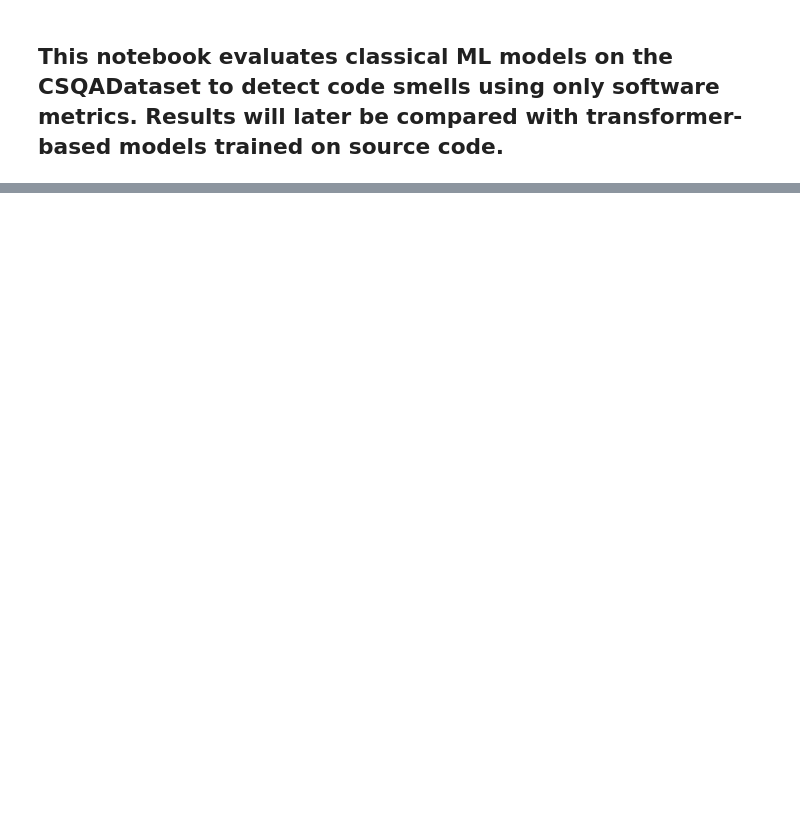
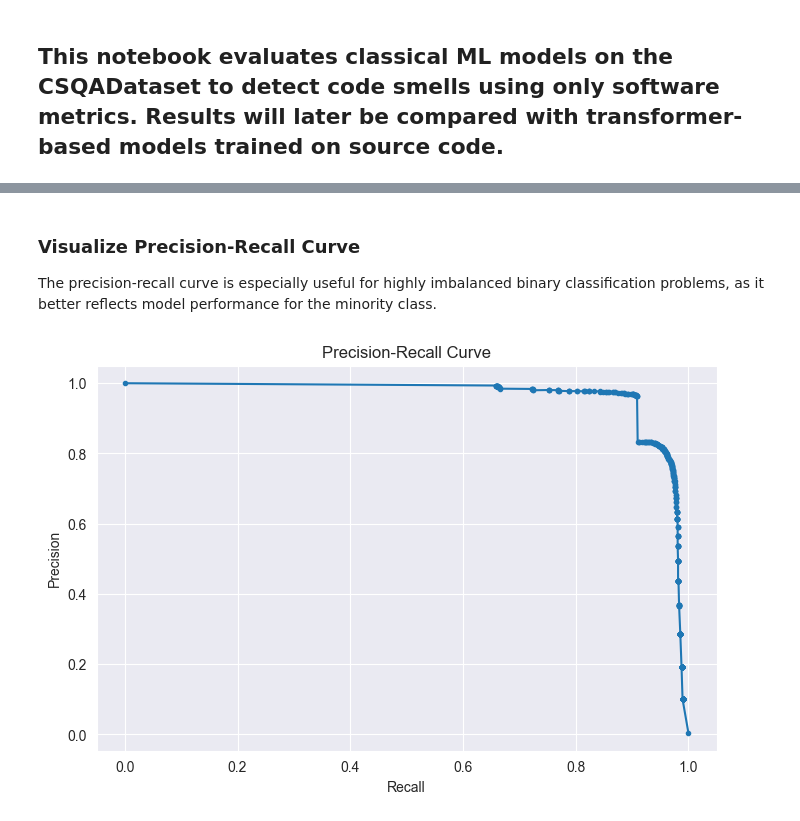
Before and after one commit to stdev33/goit-cp-code-smell-transformers, a Jupyter notebook: notebooks/classical_models_csqa.ipynb, the cells around one changed output, grey strips where cells are left out. Cells and saved outputs as stored; diff of their text form; code cells hidden in the pictures; blank space fills up the shorter version.

Commit message:
implement of training RandomForest and XGBoost models

```diff
--- a/notebooks/classical_models_csqa.ipynb
+++ b/notebooks/classical_models_csqa.ipynb
@@ -59,0 +80,8 @@ label
+# %%
+from imblearn.over_sampling import SMOTE
+
+smote = SMOTE(random_state=42)
+X_train_resampled, y_train_resampled = smote.fit_resample(X_train, y_train)
+
+print(f"Before SMOTE: {dict(pd.Series(y_train).value_counts())}")
+print(f"After SMOTE: {dict(pd.Series(y_train_resampled).value_counts())}")
@@ -59,0 +115,11 @@ label
+# %%
+from sklearn.ensemble import RandomForestClassifier
+
+clf = RandomForestClassifier(
+    class_weight='balanced',
+    n_estimators=100,
+    random_state=42,
+    n_jobs=-1
+)
+
+clf.fit(X_train_resampled, y_train_resampled)
@@ -59,0 +139,9 @@ label
+# %%
+from sklearn.metrics import classification_report, roc_auc_score, average_precision_score
+
+y_pred = clf.predict(X_test)
+y_proba = clf.predict_proba(X_test)[:, 1]
+
+print(classification_report(y_test, y_pred))
+print("ROC-AUC Score:", roc_auc_score(y_test, y_proba))
+print("Average Precision Score:", average_precision_score(y_test, y_proba))
@@ -59,0 +160,20 @@ label
+# %% [markdown]
+### Visualize Precision-Recall Curve
+
+The precision-recall curve is especially useful for highly imbalanced binary classification problems,
+as it better reflects model performance for the minority class.
+# %%
+from sklearn.metrics import precision_recall_curve
+import matplotlib.pyplot as plt
+
+precision, recall, thresholds = precision_recall_curve(y_test, y_proba)
+
+plt.figure(figsize=(8, 5))
+plt.plot(recall, precision, marker='.')
+plt.xlabel('Recall')
+plt.ylabel('Precision')
+plt.title('Precision-Recall Curve')
+plt.grid(True)
+plt.show()
+# %% [output]
+[figure, added]
```
Also changed, not shown: parts of 11 cells of this notebook, 12 other files.
